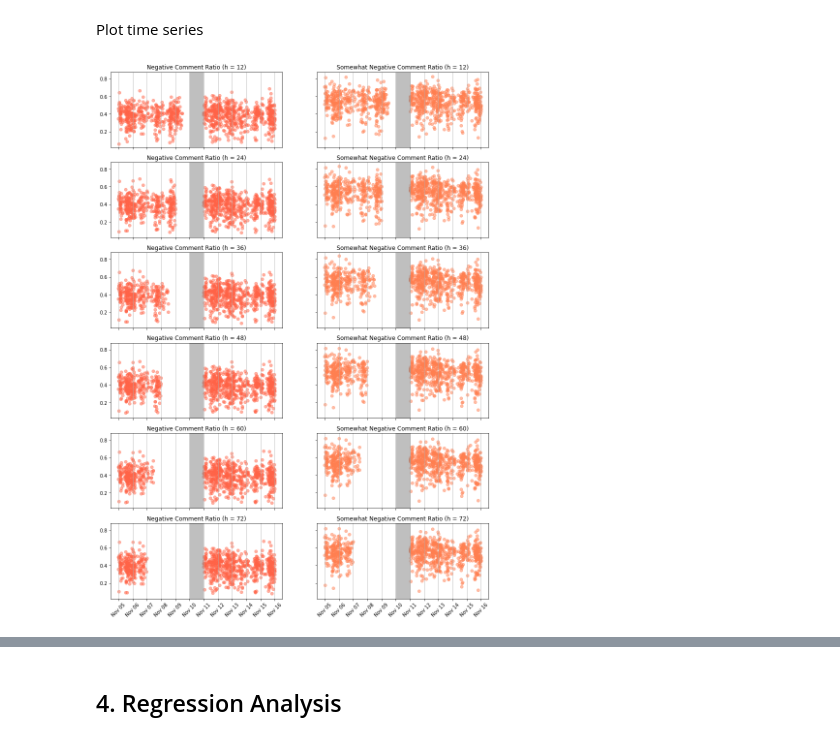
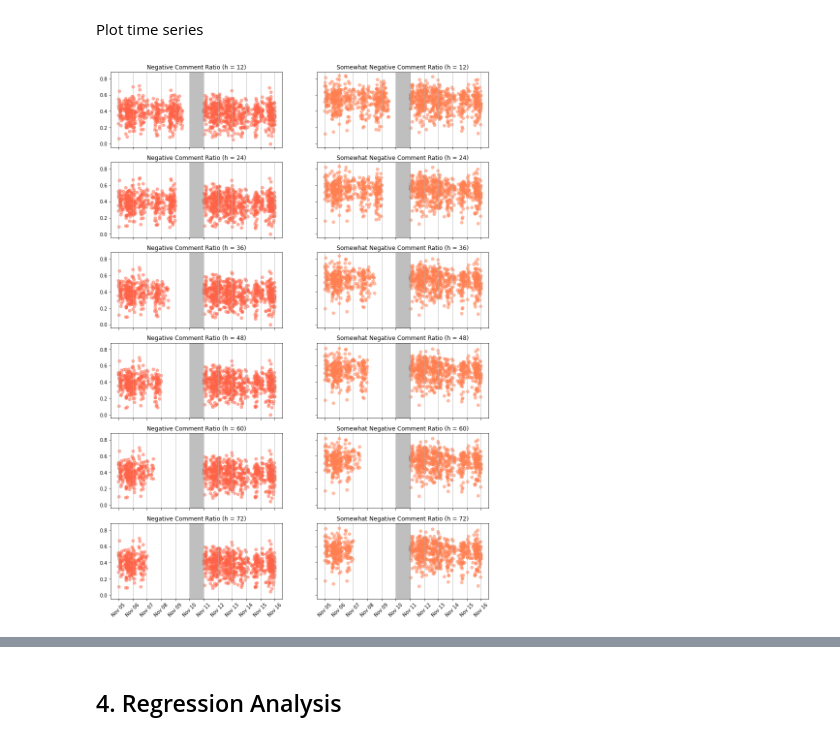
Before and after one commit to ArturoSbr/youtube-dislike-count, a Jupyter notebook: cod/02_analysis/01_EDA.ipynb, the cells around one changed output, grey strips where cells are left out. Drawn from its saved outputs; the diff is of its cells as text; code cells hidden in the pictures.

Commit message:
Discontinuous plots gropued by hour (messy)

```diff
--- a/cod/02_analysis/01_EDA.ipynb
+++ b/cod/02_analysis/01_EDA.ipynb
@@ -218,31 +241,36 @@ windows = ['Post' + str(h * 12) for h in range(1,7)]
 # %% [markdown]
 Plot time series
 # %%
+# ncr-like columns
 cols = [col for col in df.columns if 'ncr' in col]
+
+# Initialize figure
 fig, axs = plt.subplots(nrows=6, ncols=2, sharex=True, sharey=True)
 fig.set_figheight(20)
 fig.set_figwidth(14)
-for i in range(len(axs.flatten())):
-    ax = axs.flatten()[i]
+
+# Plot within each axis
+for i, ax in enumerate(axs.flatten()):
+    # Only videos with post12CommentsNum > 15
+    m = df['post12CommentsNum'].ge(15)
     # Time series
-    m = df[sorted(windows * 2)[i].lower() + 'CommentsNum'] > 30
     x = df.loc[m, 'publishedAt']
     y = df.loc[m, cols[i]]
     color = 'tomato' if i % 2 == 0 else 'coral'
     ax.scatter(x, y, alpha=0.5, color=color)
     # Banned treatment region
     ax.axvspan(xmin=pd.Timestamp('2021-11-10'), xmax=pd.Timestamp('2021-11-11'),
                color='grey', alpha=0.5)
     # Ticks and labels
     ax.xaxis.set_major_locator(mdates.DayLocator(interval=1))
     ax.xaxis.set_major_formatter(mdates.DateFormatter('%b %d'))
     ax.xaxis.set_tick_params(rotation=45)
     # Aesthetics
     title = 'Negative Comment Ratio' if i % 2 == 0 else 'Somewhat Negative Comment Ratio'
     h = cols[i][-2:]
     ax.set_title(title + ' (h = ' + h + ')')
     ax.grid(which='major', axis='x')
 plt.savefig('../../fig/fig_targets.png', dpi=300, bbox_inches='tight')
 plt.show()
 # %% [output]
-[figure, old version]
+[figure, new version]
```
Also changed, not shown: parts of 21 cells of this notebook.
